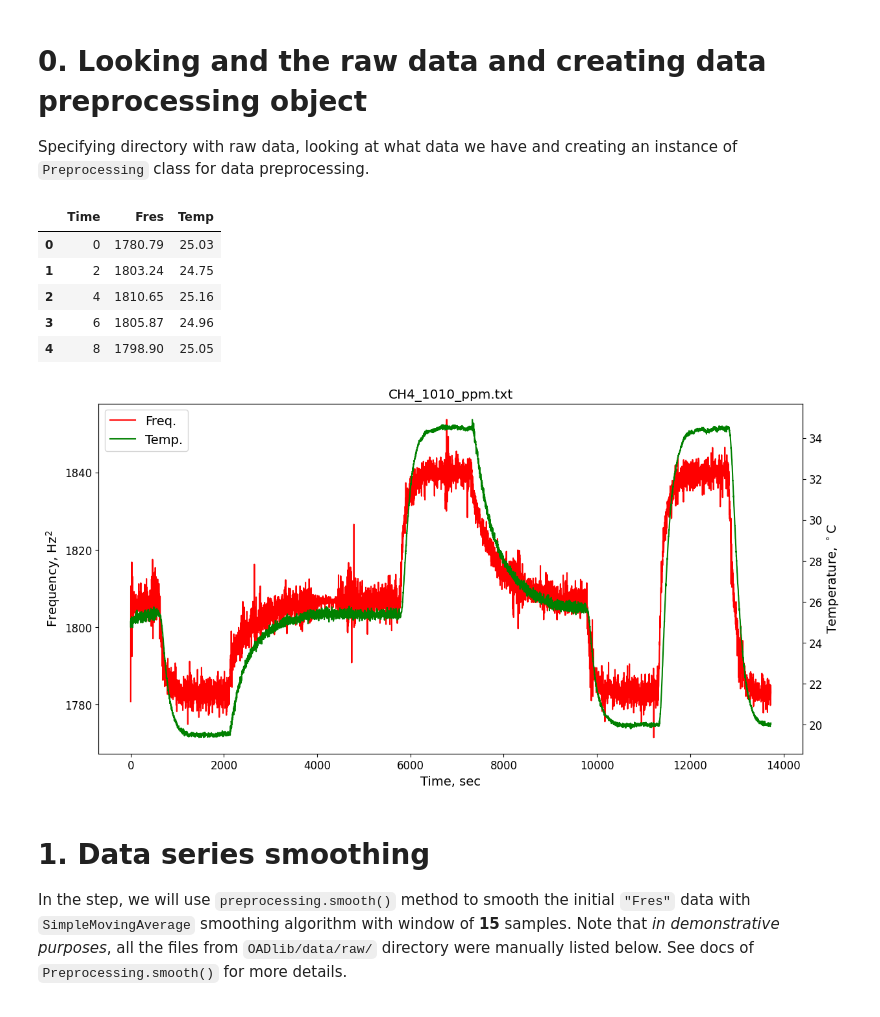
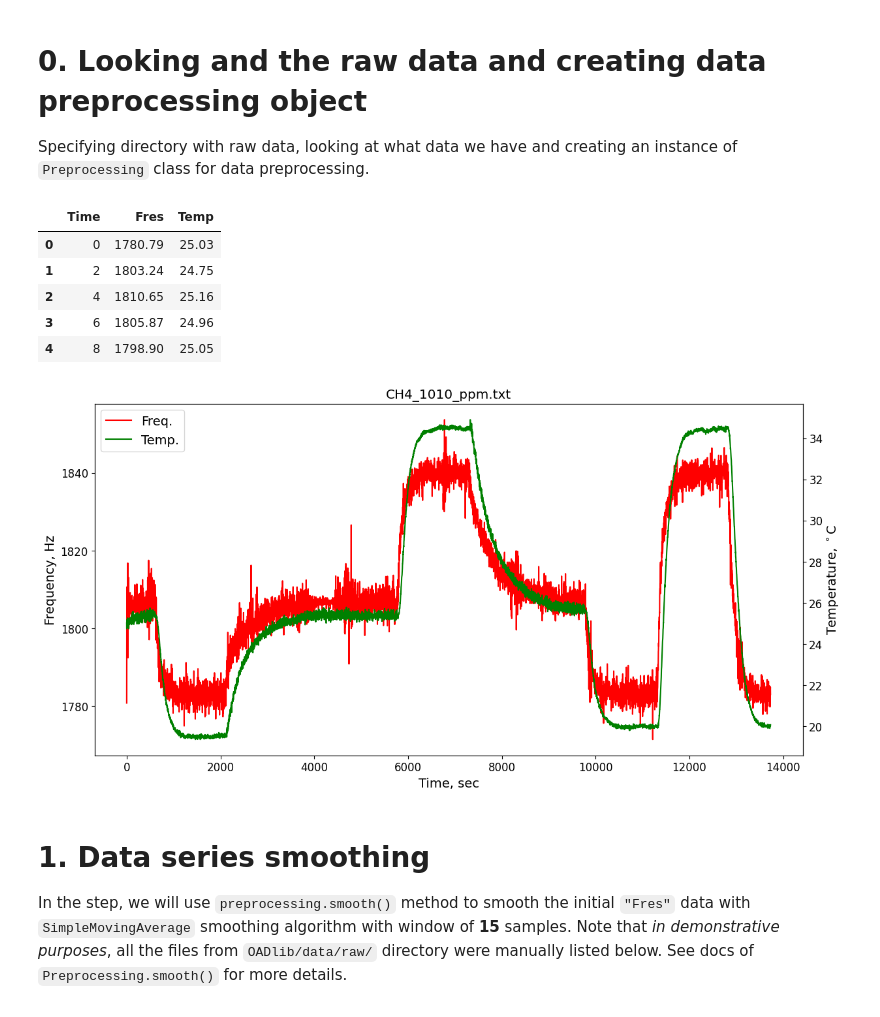
Before and after one commit to p-borozdin/OADlib, a Jupyter notebook: data/preprocess.ipynb, the cells around one changed output. Saved outputs shown, nothing was run; the diff lists cells and outputs as text; code cells hidden in the pictures.

```diff
--- a/data/preprocess.ipynb
+++ b/data/preprocess.ipynb
@@ -45,35 +45,35 @@ Specifying directory with raw data, looking at what data we have and creating an
 # %%
 raw_data_dir = "raw/"  # Directory with raw data
 
 # Taking the experiment with 1010 ppm CH4 to look at
 exp_filename = "CH4_1010_ppm.txt"
 df = pd.read_csv(f"{raw_data_dir}/{exp_filename}", sep="\t")
 display(df.head())
 
 _, ax1 = plt.subplots()
 ax2 = ax1.twinx()
 
 plt_fres, = ax1.plot(df['Time'], df['Fres'], color='red')
 plt_temp, = ax2.plot(df['Time'], df['Temp'], color='green')
 
 ax1.legend((plt_fres, plt_temp), ('Freq.', 'Temp.'), loc='upper left')
 
 ax1.set_xlabel('Time, sec')
-ax1.set_ylabel('Frequency, Hz$^2$')
+ax1.set_ylabel('Frequency, Hz')
 ax2.set_ylabel('Temperature, $^\circ$C')
 plt.title(exp_filename)
 plt.show()
 
 # Data preprocessin object
 preprocessing = Preprocessing(data_dir=raw_data_dir)
 # %% [output]
 |  | Time | Fres | Temp |
 | 0 | 0 | 1780.79 | 25.03 |
 | 1 | 2 | 1803.24 | 24.75 |
 | 2 | 4 | 1810.65 | 25.16 |
 | 3 | 6 | 1805.87 | 24.96 |
 | 4 | 8 | 1798.90 | 25.05 |
-[figure, old version]
+[figure, new version]
 # %% [markdown]
 # 1. Data series smoothing
 
```
Also changed, not shown: parts of 1 cell of this notebook.
